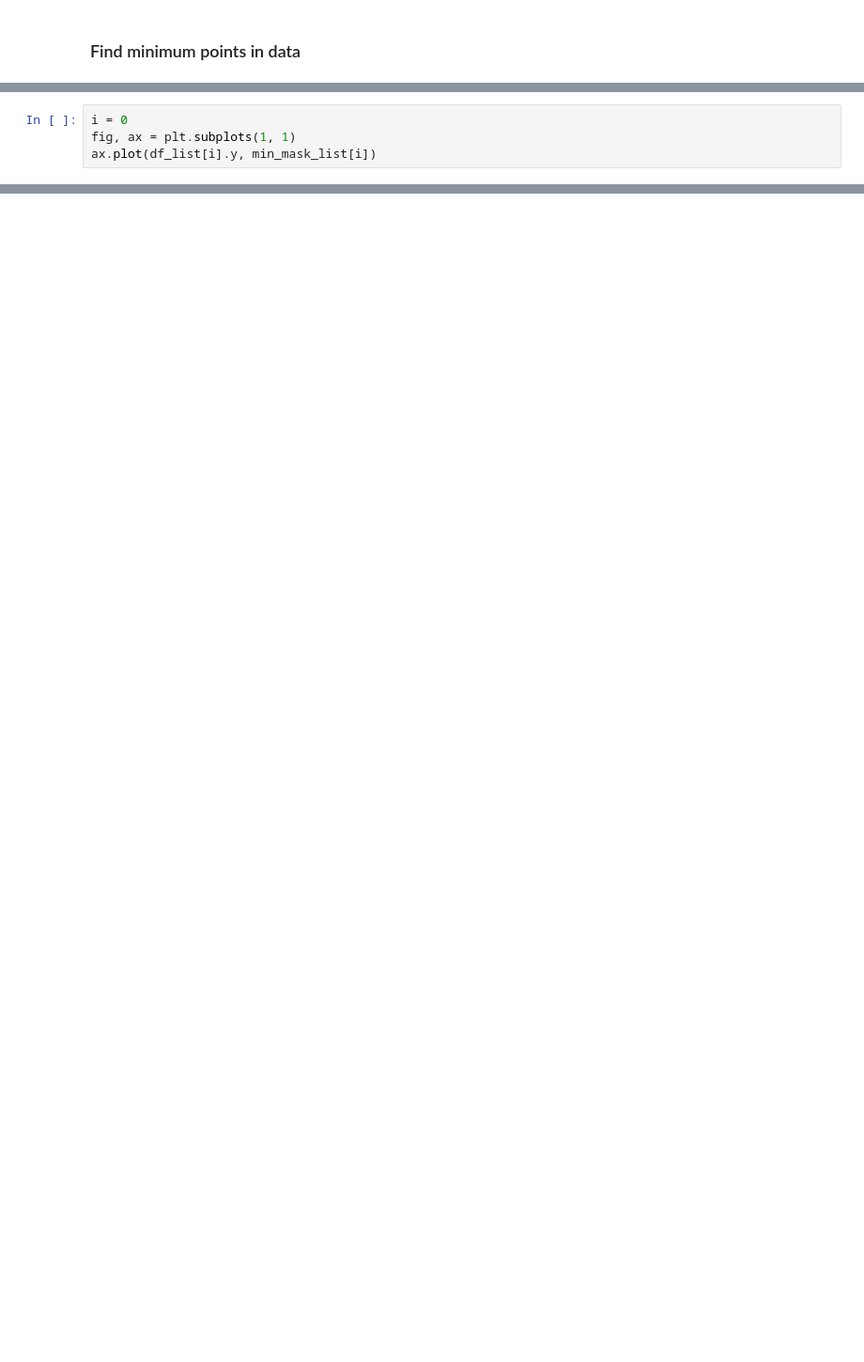
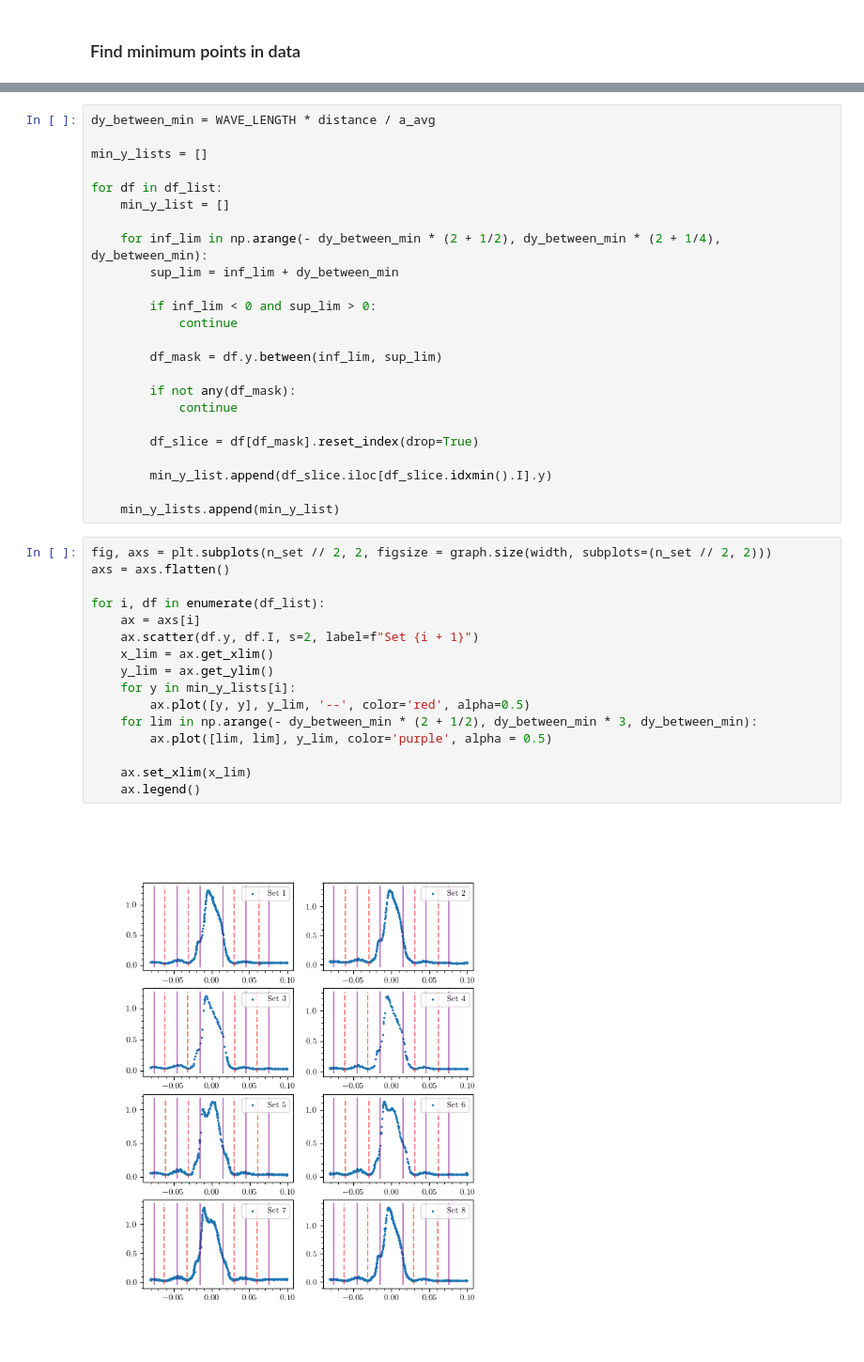
Before and after one commit to Vayxen/Lab2-Ottica-1, a Jupyter notebook: code/analysis.ipynb, the cells around one changed output, grey strips where cells are left out. Shown at 94% size. Drawn from its saved outputs; the diff is of its cells as text; blank space fills up the shorter version.

```diff
--- a/code/analysis.ipynb
+++ b/code/analysis.ipynb
@@ -214,4 +249,0 @@ min_mask_list = [
-# %%
-i = 0
-fig, ax = plt.subplots(1, 1)
-ax.plot(df_list[i].y, min_mask_list[i])
@@ -245,0 +250,42 @@ ax.plot(df.y[1:], der_sign)
+# %%
+dy_between_min = WAVE_LENGTH * distance / a_avg
+
+min_y_lists = []
+
+for df in df_list:
+    min_y_list = []
+
+    for inf_lim in np.arange(- dy_between_min * (2 + 1/2), dy_between_min * (2 + 1/4), dy_between_min):
+        sup_lim = inf_lim + dy_between_min
+
+        if inf_lim < 0 and sup_lim > 0:
+            continue
+
+        df_mask = df.y.between(inf_lim, sup_lim)
+
+        if not any(df_mask):
+            continue
+
+        df_slice = df[df_mask].reset_index(drop=True)
+
+        min_y_list.append(df_slice.iloc[df_slice.idxmin().I].y)
+
+    min_y_lists.append(min_y_list)
+# %%
+fig, axs = plt.subplots(n_set // 2, 2, figsize = graph.size(width, subplots=(n_set // 2, 2)))
+axs = axs.flatten()
+
+for i, df in enumerate(df_list):
+    ax = axs[i]
+    ax.scatter(df.y, df.I, s=2, label=f"Set {i + 1}")
+    x_lim = ax.get_xlim()
+    y_lim = ax.get_ylim()
+    for y in min_y_lists[i]:
+        ax.plot([y, y], y_lim, '--', color='red', alpha=0.5)
+    for lim in np.arange(- dy_between_min * (2 + 1/2), dy_between_min * 3, dy_between_min):
+        ax.plot([lim, lim], y_lim, color='purple', alpha = 0.5)
+
+    ax.set_xlim(x_lim)
+    ax.legend()
+# %% [output]
+[figure, added]
```
Also changed, not shown: parts of 14 cells of this notebook.
